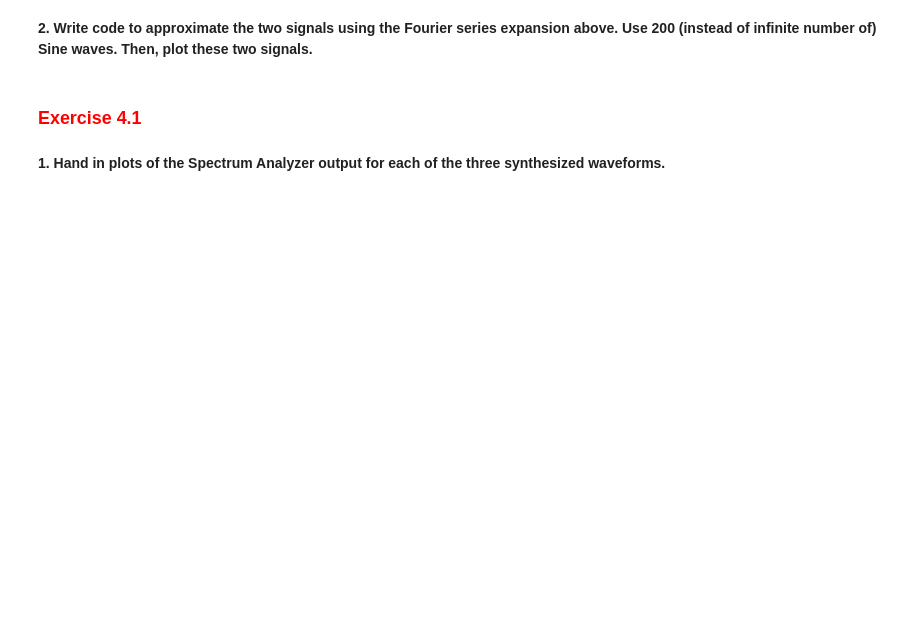
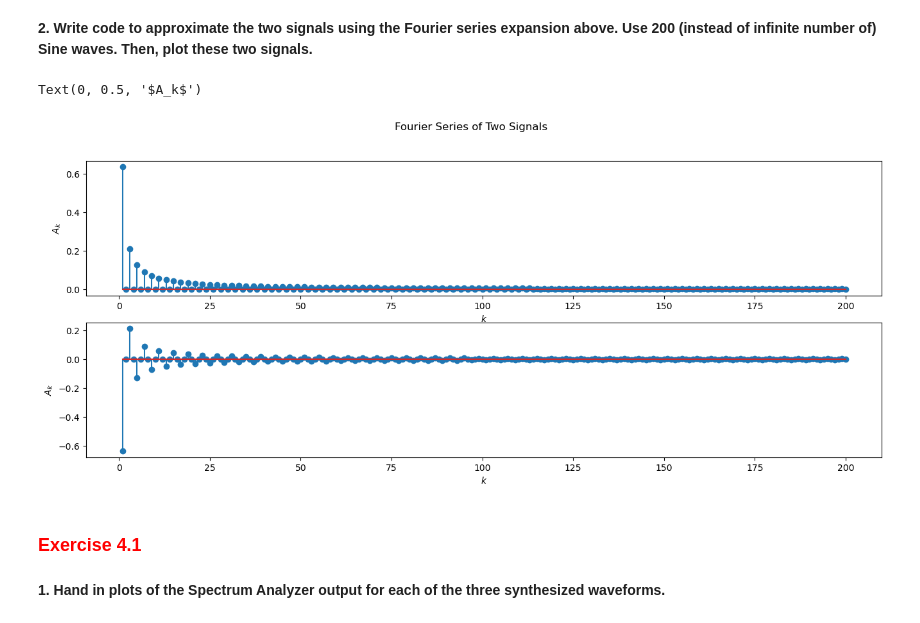
Before and after one commit to 2024Fall-Purdue-ECE438-Lab-demos/lab3-frequency-analysis-PranavGhantasala, a Jupyter notebook: lab03_individual_report.ipynb, the cells around one changed output. Saved outputs shown, nothing was run; the diff lists cells and outputs as text; code cells hidden in the pictures; blank space fills up the shorter version.

```diff
--- a/lab03_individual_report.ipynb
+++ b/lab03_individual_report.ipynb
@@ -57,11 +57,10 @@ where $f_0=\frac{1}{T_0}$.
 # %% [markdown]
 **2. Write code to approximate the two signals using the Fourier series expansion above. Use 200 (instead of infinite number of) Sine waves. Then, plot these two signals.**
 # %%
-def Ak_1(theta,k):
-    return ((1/(np.pi * k)) * (np.cos(theta*k) - np.cos(theta*k + np.pi*k)))
+def s1_Ak(k,theta):
+    return (np.cos(theta)-np.cos(theta-np.pi*k))/(np.pi*k)
 
-def Ak_2(theta,k):
-    return ((-2/np.pi*k) * ((np.sin(theta*k)*np.sin(np.pi*k/2))))
+def s2_Ak(k,theta):
+    return (-2/(np.pi*k))*np.sin(theta)*np.sin(np.pi*k/2)
 
-k = np.arange(1,200)
-theta = np.linspace(-5,5,1000)
+K = np.linspace(1,200,200)
@@ -76,15 +67,21 @@ for j in k:
 # %%
-plt.suptitle("Fourier series of
+A_1 = [s1_Ak(k,0) for k in K]
+A_2 = [s2_Ak(k,np.pi/2) for k in K]
+
+plt.suptitle("Fourier Series of Two Signals")
+
 plt.subplot(2,1,1)
-plt.plot(theta,fourier_cf1)
-plt.xlabel("$\theta$ (radians)")
+plt.stem(K,A_1)
+plt.xlabel("$k$")
 plt.ylabel("$A_k$")
 
 plt.subplot(2,1,2)
-plt.plot(theta,fourier_cf2)
-plt.xlabel("$\theta$ (radians)")
+plt.stem(K,A_2)
+plt.xlabel("$k$")
 plt.ylabel("$A_k$")
-             # TODO
+# %% [output]
+Text(0, 0.5, '$A_k$')
+[figure, added]
 # %% [markdown]
 <h3 style="color:red;"><left>Exercise 4.1</left></h3>
 # %% [markdown]
```
Also changed, not shown: parts of 16 cells of this notebook, 8 other files.
